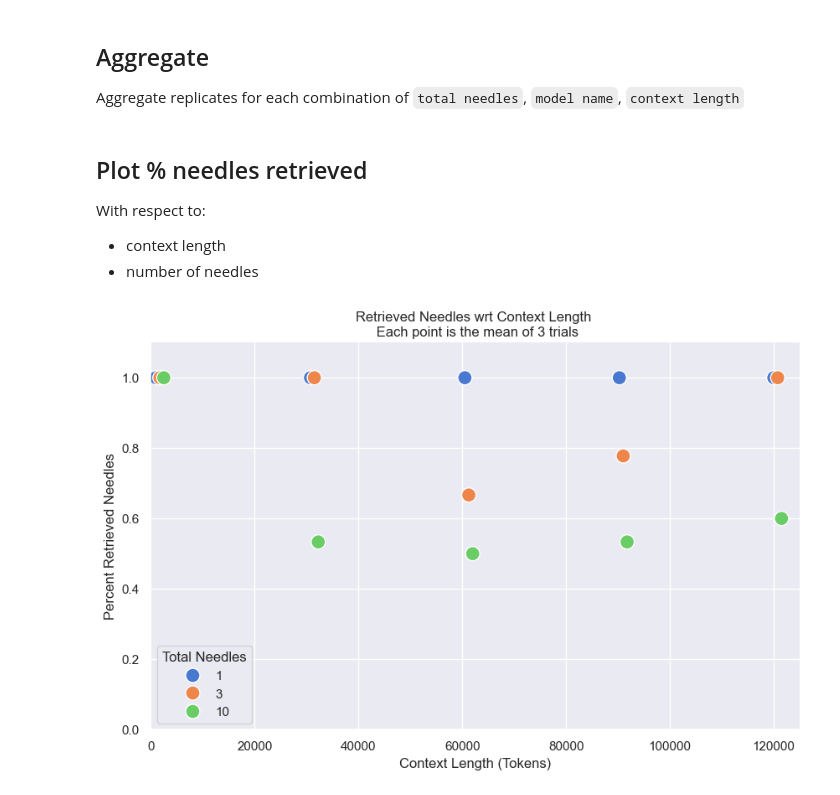
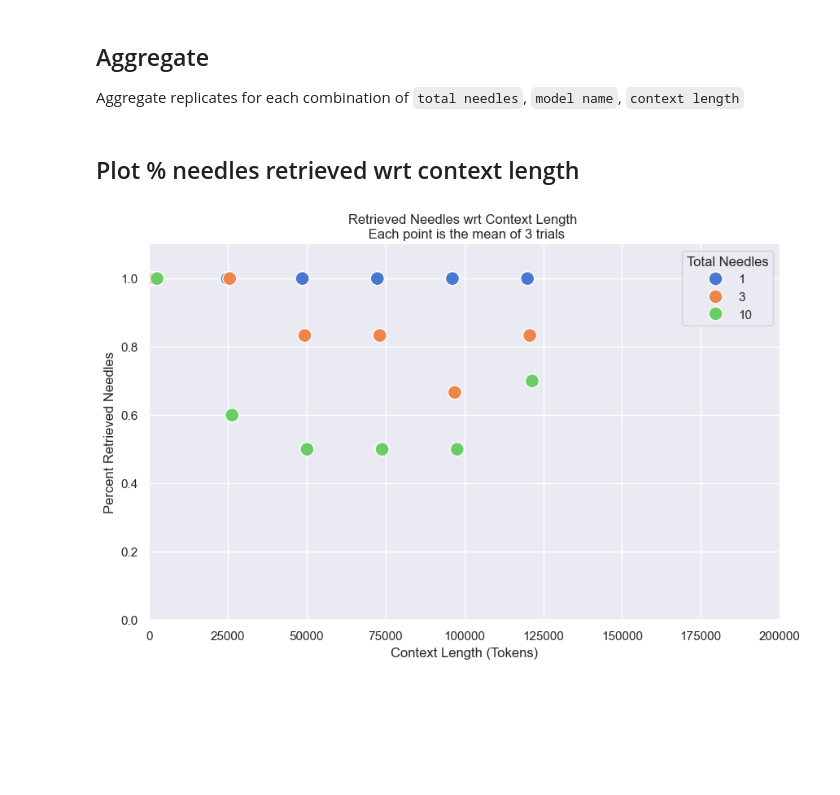
Before and after one commit to gkamradt/LLMTest_NeedleInAHaystack, a Jupyter notebook: viz/CreateVisFromLangSmithTesting.ipynb, the cells around one changed output. Cells and saved outputs as stored; diff of their text form; code cells hidden in the pictures; blank space fills up the shorter version.

```diff
--- a/viz/CreateVisFromLangSmithTesting.ipynb
+++ b/viz/CreateVisFromLangSmithTesting.ipynb
@@ -85,3 +103,0 @@ def get_data(eval_sets):
-# %%
-df = get_data(eval_sets_retrieval)
-df_reasoning = get_data(eval_sets_reasoning)
@@ -94,6 +103,0 @@ df_reasoning = get_data(eval_sets_reasoning)
-# %%
-df.loc["90250-5--gpt-4-0125-preview--multi-needle-eval-pizza-10--b3a1","retrieved needles"]=6 # graded as 5
-df.loc["60500-5--gpt-4-0125-preview--multi-needle-eval-pizza-10--23a0","retrieved needles"]=6 # graded as 5
-df.loc["60500-5--gpt-4-0125-preview--multi-needle-eval-pizza-10--7272","retrieved needles"]=6 # graded as 5
-df.loc["60500-5--gpt-4-0125-preview--multi-needle-eval-pizza-10--5f4d","retrieved needles"]=6 # graded as 5
-df.loc["30750-5--gpt-4-0125-preview--multi-needle-eval-pizza-10--84a2","retrieved needles"]=6 # graded as 5
@@ -100,24 +107,23 @@ df.loc["30750-5--gpt-4-0125-preview--multi-needle-eval-pizza-10--84a2","retrieve
+# %%
+df_gpt4=pd.read_csv("gpt4vClaude_expt_df_gpt4.csv")
+df_anthropic=pd.read_csv("gpt4vClaude_expt_df_anthropic.csv")
 # %% [markdown]
 ## Aggregate
 
 Aggregate replicates for each combination of `total needles`, `model name`, `context length`
 # %%
 def group(df):
+
     agg_df = df.groupby(['total needles', 'model name', 'context length']).agg(
-        mean=('retrieved needles', lambda x: x.sum() / df.loc[x.index, 'total needles'].sum()),  # Using lambda for direct calculation
-        mean_percent=('percent', 'mean'),  # Directly use 'mean' since 'percent' is already calculated
+        mean=('retrieved needles', lambda x: x.sum() / df.loc[x.index, 'total needles'].sum()),
+        mean_percent=('percent', 'mean'),
         urls=('run_url', lambda x: list(x)[:3])).reset_index()
     return agg_df
 
-agg_df = group(df)
-agg_df_reasoning = group(df_reasoning)
+agg_df_gpt4 = group(df_gpt4)
+agg_df_anthropic = group(df_anthropic)
 # %% [markdown]
-## Plot % needles retrieved
-
-With respect to:
-
-* context length
-* number of needles
+## Plot % needles retrieved wrt context length
 # %%
 def plot(df,model,plot_col):
 
@@ -145,33 +151,33 @@ def plot(df,model,plot_col):
     df['context length offset'] = df['total needles'].map(offset_map)
 
     # Adjust 'context length' to include the calculated offset
     df['context length jittered'] = df['context length'] + df['context length offset']
 
     # Plotting
     plt.figure(figsize=(10, 6))
     sns.scatterplot(data=df,
                     x="context length jittered",
                     y=plot_col,
                     hue="total needles",
                     palette=sns.color_palette("muted", 3),
                     s=150,
                     edgecolor='white',
                     linewidth=1)  # Added edgecolor and linewidth for outline
     sns.despine()
 
     # Adding labels and title for clarity
     plt.xlabel("Context Length (Tokens)")
     plt.ylabel("Percent Retrieved Needles")
     plt.title("Retrieved Needles wrt Context Length \n Each point is the mean of 3 trials")
     plt.legend(title='Total Needles')
 
     # Display the plot
-    plt.xlim([-50,125000])
+    plt.xlim([-50,200000])
     plt.ylim([0,1.1])
     plt.show()
 
     return df
 
-d = plot(agg_df,"gpt-4-0125-preview","mean_percent")
+d = plot(agg_df_gpt4,"gpt-4-0125-preview","mean_percent")
 # %% [output]
-[figure, old version]
+[figure, new version]
```
Also changed, not shown: parts of 9 cells of this notebook, 2 other files.
